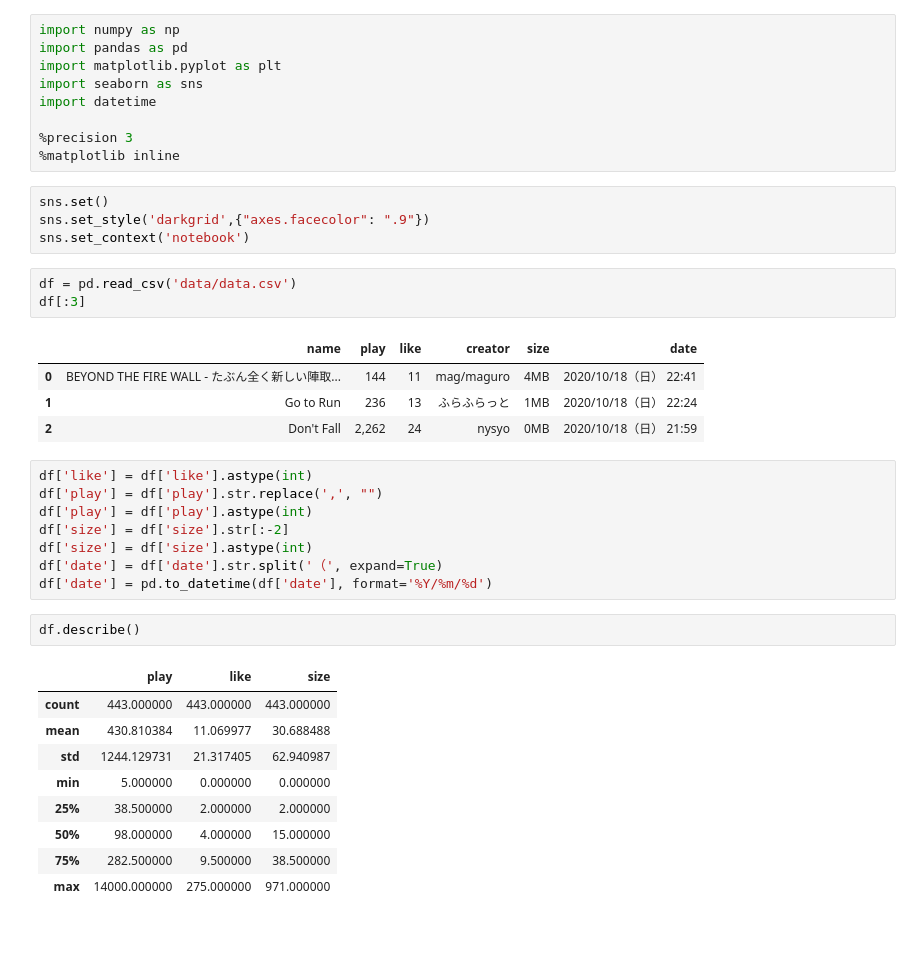
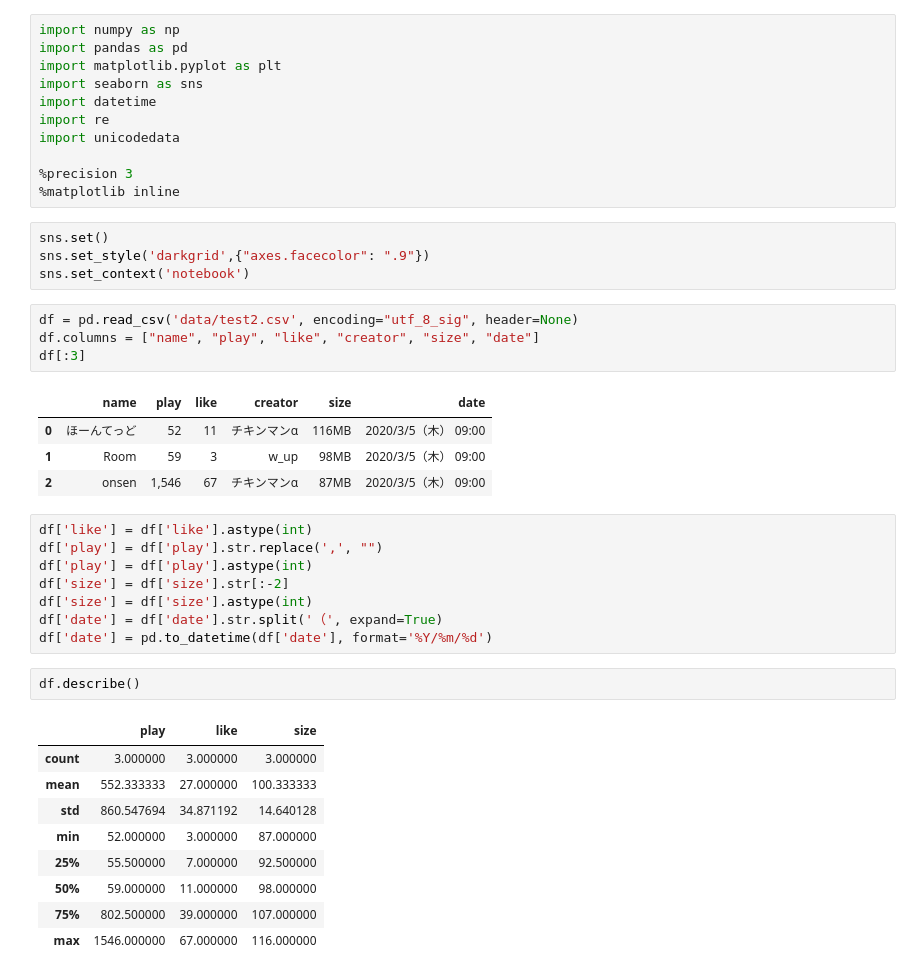
Before and after one commit to te260ku/cluster-scraping, a Jupyter notebook: cluster-scraping-analysis.ipynb, the cells around one changed output. Drawn from its saved outputs; the diff is of its cells as text; blank space fills up the shorter version.

```diff
--- a/cluster-scraping-analysis.ipynb
+++ b/cluster-scraping-analysis.ipynb
@@ -4,6 +4,8 @@ import pandas as pd
 import matplotlib.pyplot as plt
 import seaborn as sns
 import datetime
+import re
+import unicodedata
 
 %precision 3
 %matplotlib inline
@@ -12,13 +14,14 @@ sns.set()
 sns.set_style('darkgrid',{"axes.facecolor": ".9"})
 sns.set_context('notebook')
 # %%
-df = pd.read_csv('data/data.csv')
+df = pd.read_csv('data/test2.csv', encoding="utf_8_sig", header=None)
+df.columns = ["name", "play", "like", "creator", "size", "date"]
 df[:3]
 # %% [output]
 |  | name | play | like | creator | size | date |
-| 0 | BEYOND THE FIRE WALL - たぶん全く新しい陣取... | 144 | 11 | mag/maguro | 4MB | 2020/10/18（日） 22:41 |
-| 1 | Go to Run | 236 | 13 | ふらふらっと | 1MB | 2020/10/18（日） 22:24 |
-| 2 | Don't Fall | 2,262 | 24 | nysyo | 0MB | 2020/10/18（日） 21:59 |
+| 0 | ほーんてっど | 52 | 11 | チキンマンα | 116MB | 2020/3/5（木） 09:00 |
+| 1 | Room | 59 | 3 | w_up | 98MB | 2020/3/5（木） 09:00 |
+| 2 | onsen | 1,546 | 67 | チキンマンα | 87MB | 2020/3/5（木） 09:00 |
 # %%
 df['like'] = df['like'].astype(int)
 df['play'] = df['play'].str.replace(',', "")
@@ -31,14 +34,14 @@ df['date'] = pd.to_datetime(df['date'], format='%Y/%m/%d')
 df.describe()
 # %% [output]
 |  | play | like | size |
-| count | 443.000000 | 443.000000 | 443.000000 |
-| mean | 430.810384 | 11.069977 | 30.688488 |
-| std | 1244.129731 | 21.317405 | 62.940987 |
-| min | 5.000000 | 0.000000 | 0.000000 |
-| 25% | 38.500000 | 2.000000 | 2.000000 |
-| 50% | 98.000000 | 4.000000 | 15.000000 |
-| 75% | 282.500000 | 9.500000 | 38.500000 |
-| max | 14000.000000 | 275.000000 | 971.000000 |
+| count | 3.000000 | 3.000000 | 3.000000 |
+| mean | 552.333333 | 27.000000 | 100.333333 |
+| std | 860.547694 | 34.871192 | 14.640128 |
+| min | 52.000000 | 3.000000 | 87.000000 |
+| 25% | 55.500000 | 7.000000 | 92.500000 |
+| 50% | 59.000000 | 11.000000 | 98.000000 |
+| 75% | 802.500000 | 39.000000 | 107.000000 |
+| max | 1546.000000 | 67.000000 | 116.000000 |
 # %%
 sns.pairplot(df)
 # %% [output]
```
Also changed, not shown: parts of 4 cells of this notebook, 1 other file.
